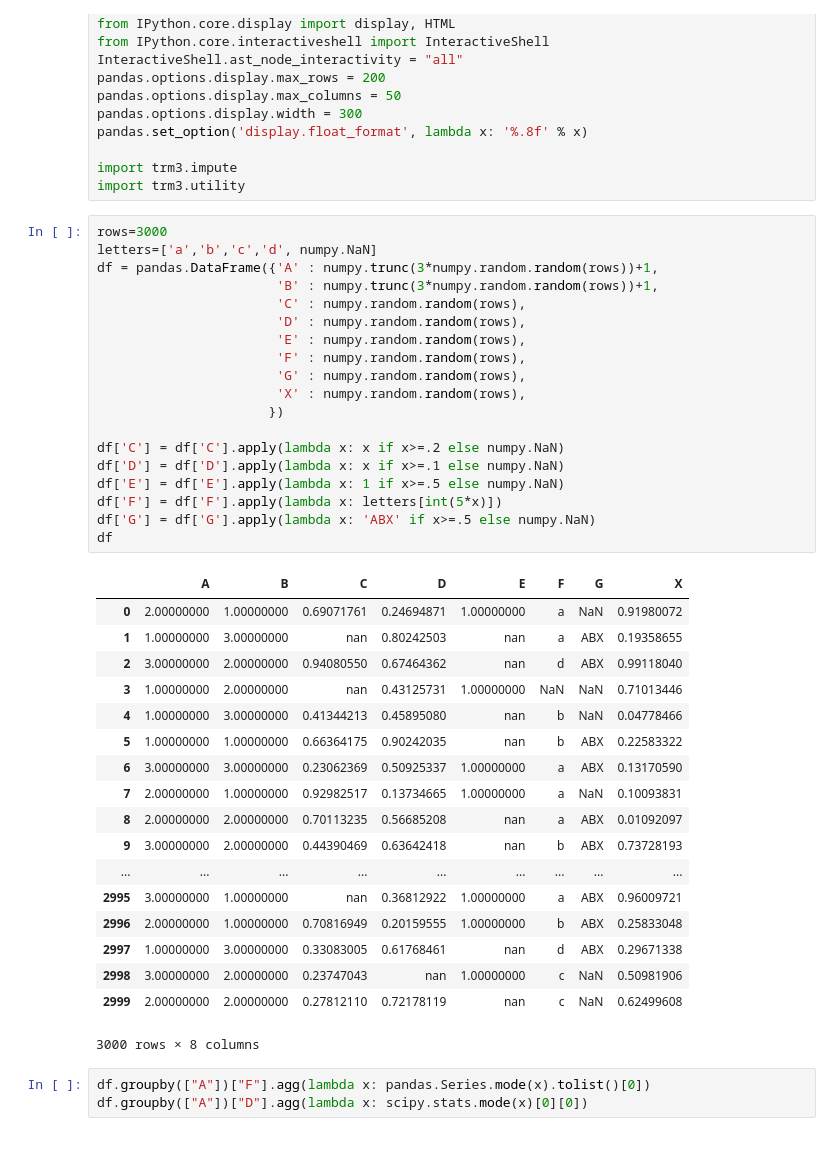
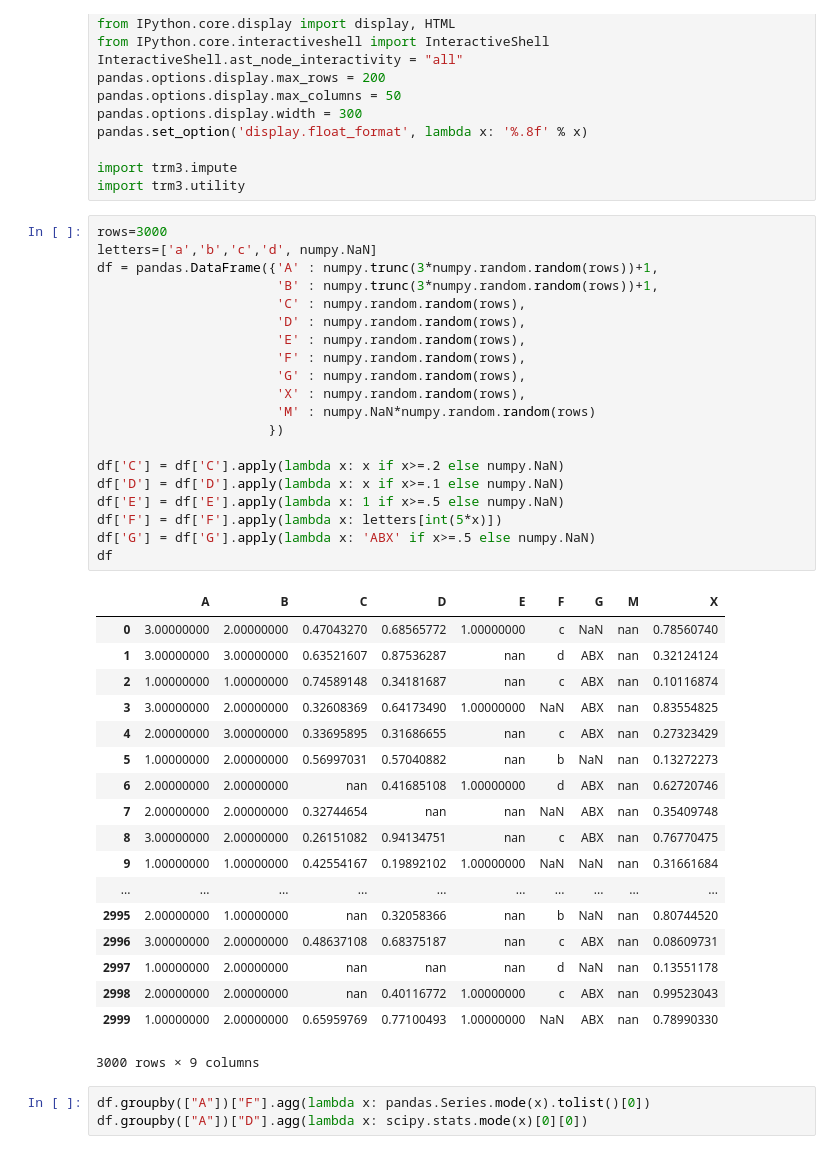
Before and after one commit to u36073/trm3pylib, a Jupyter notebook: trm3pylib testing 002.ipynb, the cells around one changed output. Cells and saved outputs as stored; diff of their text form.

```diff
--- a/trm3pylib testing 002.ipynb
+++ b/trm3pylib testing 002.ipynb
@@ -20,41 +20,42 @@ import trm3.utility
 # %%
 rows=3000
 letters=['a','b','c','d', numpy.NaN]
 df = pandas.DataFrame({'A' : numpy.trunc(3*numpy.random.random(rows))+1,
                        'B' : numpy.trunc(3*numpy.random.random(rows))+1,
                        'C' : numpy.random.random(rows),
                        'D' : numpy.random.random(rows),
                        'E' : numpy.random.random(rows),
                        'F' : numpy.random.random(rows),
                        'G' : numpy.random.random(rows),
                        'X' : numpy.random.random(rows),
+                       'M' : numpy.NaN*numpy.random.random(rows)
                       })
 
 df['C'] = df['C'].apply(lambda x: x if x>=.2 else numpy.NaN)
 df['D'] = df['D'].apply(lambda x: x if x>=.1 else numpy.NaN)
 df['E'] = df['E'].apply(lambda x: 1 if x>=.5 else numpy.NaN)
 df['F'] = df['F'].apply(lambda x: letters[int(5*x)])
 df['G'] = df['G'].apply(lambda x: 'ABX' if x>=.5 else numpy.NaN)
 df
 # %% [output]
-|  | A | B | C | D | E | F | G | X |
-| 0 | 2.00000000 | 1.00000000 | 0.69071761 | 0.24694871 | 1.00000000 | a | NaN | 0.91980072 |
-| 1 | 1.00000000 | 3.00000000 | nan | 0.80242503 | nan | a | ABX | 0.19358655 |
-| 2 | 3.00000000 | 2.00000000 | 0.94080550 | 0.67464362 | nan | d | ABX | 0.99118040 |
-| 3 | 1.00000000 | 2.00000000 | nan | 0.43125731 | 1.00000000 | NaN | NaN | 0.71013446 |
-| 4 | 1.00000000 | 3.00000000 | 0.41344213 | 0.45895080 | nan | b | NaN | 0.04778466 |
-| 5 | 1.00000000 | 1.00000000 | 0.66364175 | 0.90242035 | nan | b | ABX | 0.22583322 |
-| 6 | 3.00000000 | 3.00000000 | 0.23062369 | 0.50925337 | 1.00000000 | a | ABX | 0.13170590 |
-| 7 | 2.00000000 | 1.00000000 | 0.92982517 | 0.13734665 | 1.00000000 | a | NaN | 0.10093831 |
-| 8 | 2.00000000 | 2.00000000 | 0.70113235 | 0.56685208 | nan | a | ABX | 0.01092097 |
-| 9 | 3.00000000 | 2.00000000 | 0.44390469 | 0.63642418 | nan | b | ABX | 0.73728193 |
-| ... | ... | ... | ... | ... | ... | ... | ... | ... |
-| 2995 | 3.00000000 | 1.00000000 | nan | 0.36812922 | 1.00000000 | a | ABX | 0.96009721 |
-| 2996 | 2.00000000 | 1.00000000 | 0.70816949 | 0.20159555 | 1.00000000 | b | ABX | 0.25833048 |
-| 2997 | 1.00000000 | 3.00000000 | 0.33083005 | 0.61768461 | nan | d | ABX | 0.29671338 |
-| 2998 | 3.00000000 | 2.00000000 | 0.23747043 | nan | 1.00000000 | c | NaN | 0.50981906 |
-| 2999 | 2.00000000 | 2.00000000 | 0.27812110 | 0.72178119 | nan | c | NaN | 0.62499608 |
+|  | A | B | C | D | E | F | G | M | X |
+| 0 | 3.00000000 | 2.00000000 | 0.47043270 | 0.68565772 | 1.00000000 | c | NaN | nan | 0.78560740 |
+| 1 | 3.00000000 | 3.00000000 | 0.63521607 | 0.87536287 | nan | d | ABX | nan | 0.32124124 |
+| 2 | 1.00000000 | 1.00000000 | 0.74589148 | 0.34181687 | nan | c | ABX | nan | 0.10116874 |
+| 3 | 3.00000000 | 2.00000000 | 0.32608369 | 0.64173490 | 1.00000000 | NaN | ABX | nan | 0.83554825 |
+| 4 | 2.00000000 | 3.00000000 | 0.33695895 | 0.31686655 | nan | c | ABX | nan | 0.27323429 |
+| 5 | 1.00000000 | 2.00000000 | 0.56997031 | 0.57040882 | nan | b | NaN | nan | 0.13272273 |
+| 6 | 2.00000000 | 2.00000000 | nan | 0.41685108 | 1.00000000 | d | ABX | nan | 0.62720746 |
+| 7 | 2.00000000 | 2.00000000 | 0.32744654 | nan | nan | NaN | ABX | nan | 0.35409748 |
+| 8 | 3.00000000 | 2.00000000 | 0.26151082 | 0.94134751 | nan | c | ABX | nan | 0.76770475 |
+| 9 | 1.00000000 | 1.00000000 | 0.42554167 | 0.19892102 | 1.00000000 | NaN | NaN | nan | 0.31661684 |
+| ... | ... | ... | ... | ... | ... | ... | ... | ... | ... |
+| 2995 | 2.00000000 | 1.00000000 | nan | 0.32058366 | nan | b | NaN | nan | 0.80744520 |
+| 2996 | 3.00000000 | 2.00000000 | 0.48637108 | 0.68375187 | nan | c | ABX | nan | 0.08609731 |
+| 2997 | 1.00000000 | 2.00000000 | nan | nan | nan | d | NaN | nan | 0.13551178 |
+| 2998 | 2.00000000 | 2.00000000 | nan | 0.40116772 | 1.00000000 | c | ABX | nan | 0.99523043 |
+| 2999 | 1.00000000 | 2.00000000 | 0.65959769 | 0.77100493 | 1.00000000 | NaN | ABX | nan | 0.78990330 |
-3000 rows × 8 columns
+3000 rows × 9 columns
 # %%
 df.groupby(["A"])["F"].agg(lambda x: pandas.Series.mode(x).tolist()[0])
 df.groupby(["A"])["D"].agg(lambda x: scipy.stats.mode(x)[0][0])
```
Also changed, not shown: parts of 2 cells of this notebook, 2 other files.
